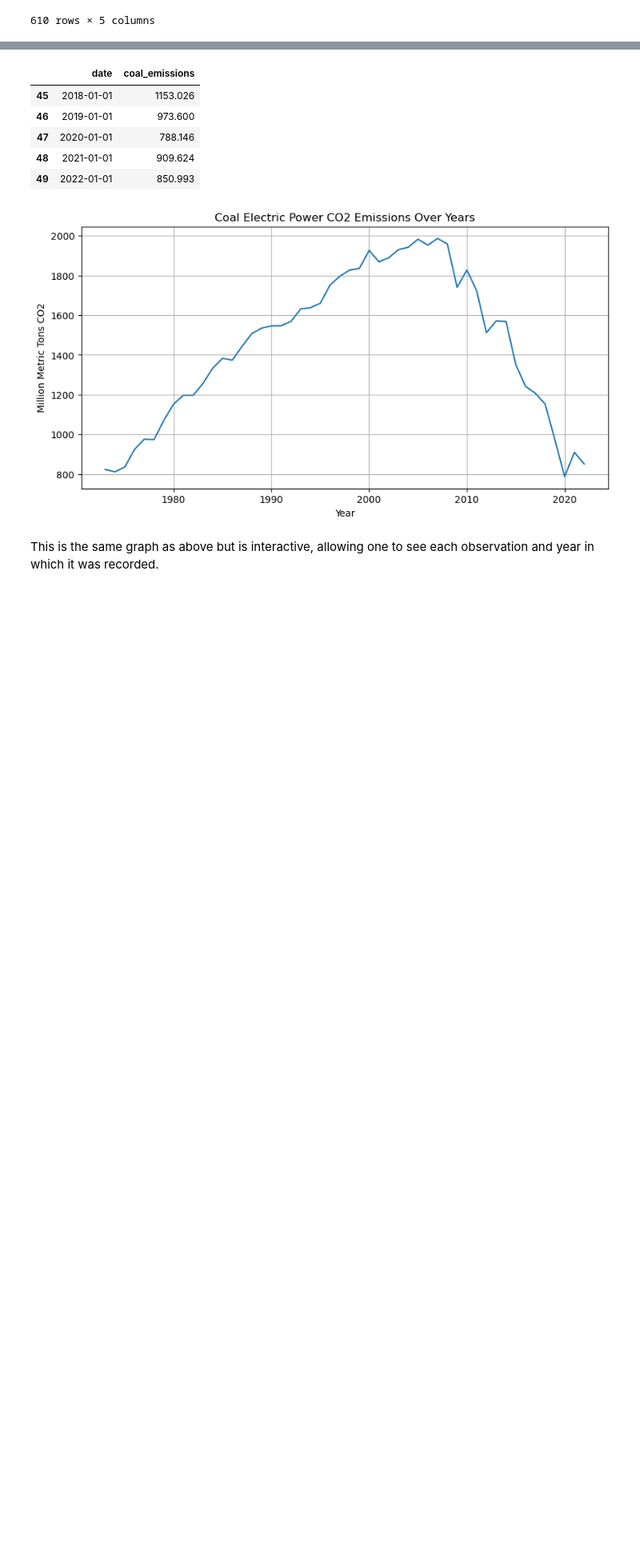
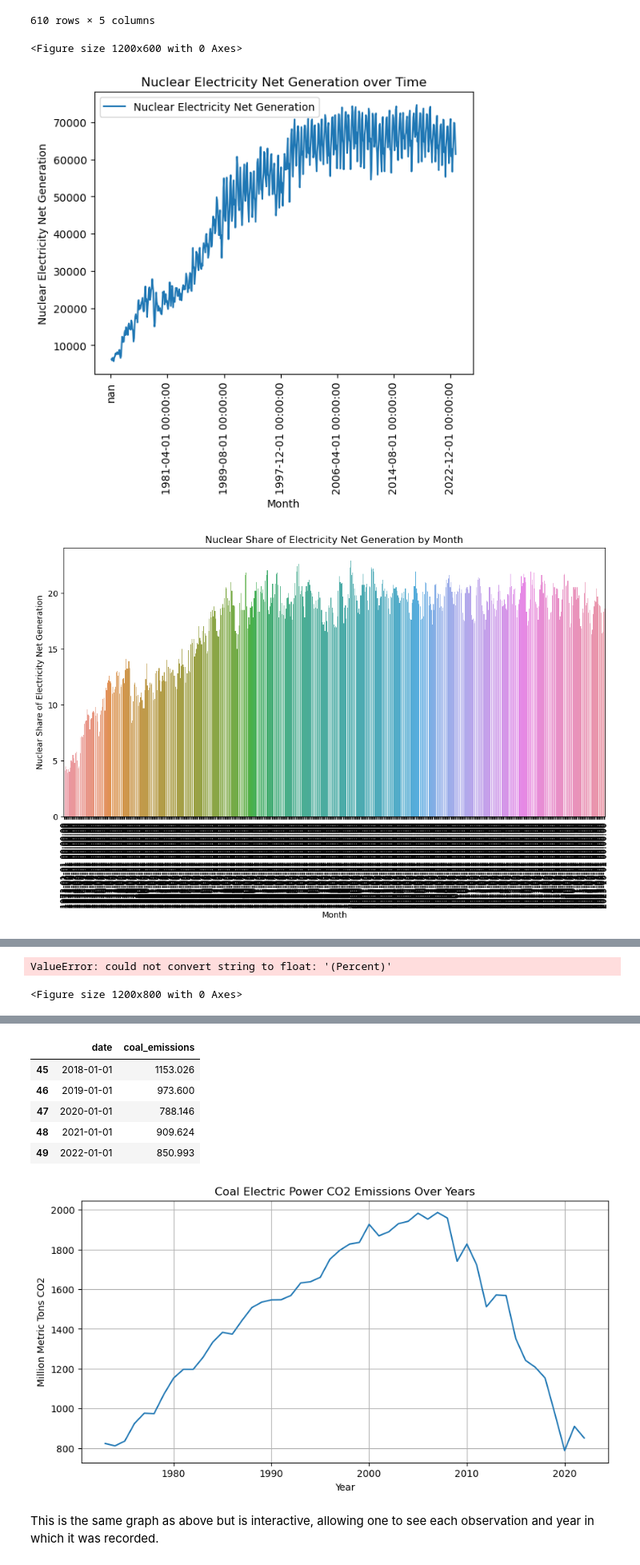
Before and after one commit to aleahmiller30/Computational-Economics, a Jupyter notebook: final project/Computational Economics Project.ipynb, the cells around one changed output, grey strips where cells are left out. Shown at 80% size. Drawn from its saved outputs; the diff is of its cells as text; code cells hidden in the pictures; blank space fills up the shorter version.

```diff
--- a/final project/Computational Economics Project.ipynb
+++ b/final project/Computational Economics Project.ipynb
@@ -28,3 +42,57 @@ data.drop(data.index[0])
 | 2023-09-01 | 93 | 95.773 | 65560 | 18.3 | ... |
 | 2023-10-01 | 93 | 95.773 | 61403 | 18.6 | ... |
 610 rows × 5 columns
+# %%
+import matplotlib.pyplot as plt
+import seaborn as sns
+import pandas as pd
+
+# Reset the index and provide a custom name for the new column
+data = data.reset_index(names='index_col')
+
+# Convert 'Month' column to categorical data type
+data['Month'] = pd.Categorical(data['Month'])
+
+# Convert 'Nuclear Share of Electricity Net Generation' column to numeric
+data['Nuclear Share of Electricity Net Generation'] = pd.to_numeric(data['Nuclear Share of Electricity Net Generation'], errors='coerce')
+
+# Convert 'Nuclear Generating Units, Net Summer Capacity' and 'Nuclear Electricity Net Generation' columns to numeric
+data['Nuclear Generating Units, Net Summer Capacity'] = pd.to_numeric(data['Nuclear Generating Units, Net Summer Capacity'], errors='coerce')
+data['Nuclear Electricity Net Generation'] = pd.to_numeric(data['Nuclear Electricity Net Generation'], errors='coerce')
+
+# Line Plot: Nuclear Electricity Net Generation over time
+plt.figure(figsize=(12, 6))
+data.plot(x='Month', y='Nuclear Electricity Net Generation', kind='line')
+plt.xlabel('Month')
+plt.ylabel('Nuclear Electricity Net Generation')
+plt.title('Nuclear Electricity Net Generation over Time')
+plt.xticks(rotation=90)
+plt.show()
+
+# Bar Plot: Nuclear Share of Electricity Net Generation by Month
+plt.figure(figsize=(12, 6))
+sns.barplot(x='Month', y='Nuclear Share of Electricity Net Generation', data=data, xlabel="")
+plt.xlabel('Month')
+plt.ylabel('Nuclear Share of Electricity Net Generation')
+plt.title('Nuclear Share of Electricity Net Generation by Month')
+plt.xticks(rotation=90)
+plt.show()
+
+# Scatter Plot: Nuclear Generating Units, Net Summer Capacity vs. Nuclear Electricity Net Generation
+plt.figure(figsize=(8, 6))
+plt.scatter(data['Nuclear Generating Units, Net Summer Capacity'], data['Nuclear Electricity Net Generation'])
+plt.xlabel('Nuclear Generating Units, Net Summer Capacity')
+plt.ylabel('Nuclear Electricity Net Generation')
+plt.title('Net Summer Capacity vs. Net Generation')
+plt.show()
+
+# Heatmap: Nuclear Generating Units, Capacity Factor
+plt.figure(figsize=(12, 8))
+heat_data = data.pivot(index='Month', columns='Nuclear Generating Units, Total Operable Units', values='Nuclear Generating Units, Capacity Factor')
+sns.heatmap(heat_data, annot=True, cmap='YlGnBu')
+plt.title('Nuclear Generating Units, Capacity Factor')
+plt.show()
+# %% [output]
+<Figure size 1200x600 with 0 Axes>
+[figure, added]
+[figure, added]
@@ -30,0 +100,2 @@ data.drop(data.index[0])
+ValueError: could not convert string to float: '(Percent)'
+<Figure size 1200x800 with 0 Axes>
```
Also changed, not shown: parts of 26 cells of this notebook.
